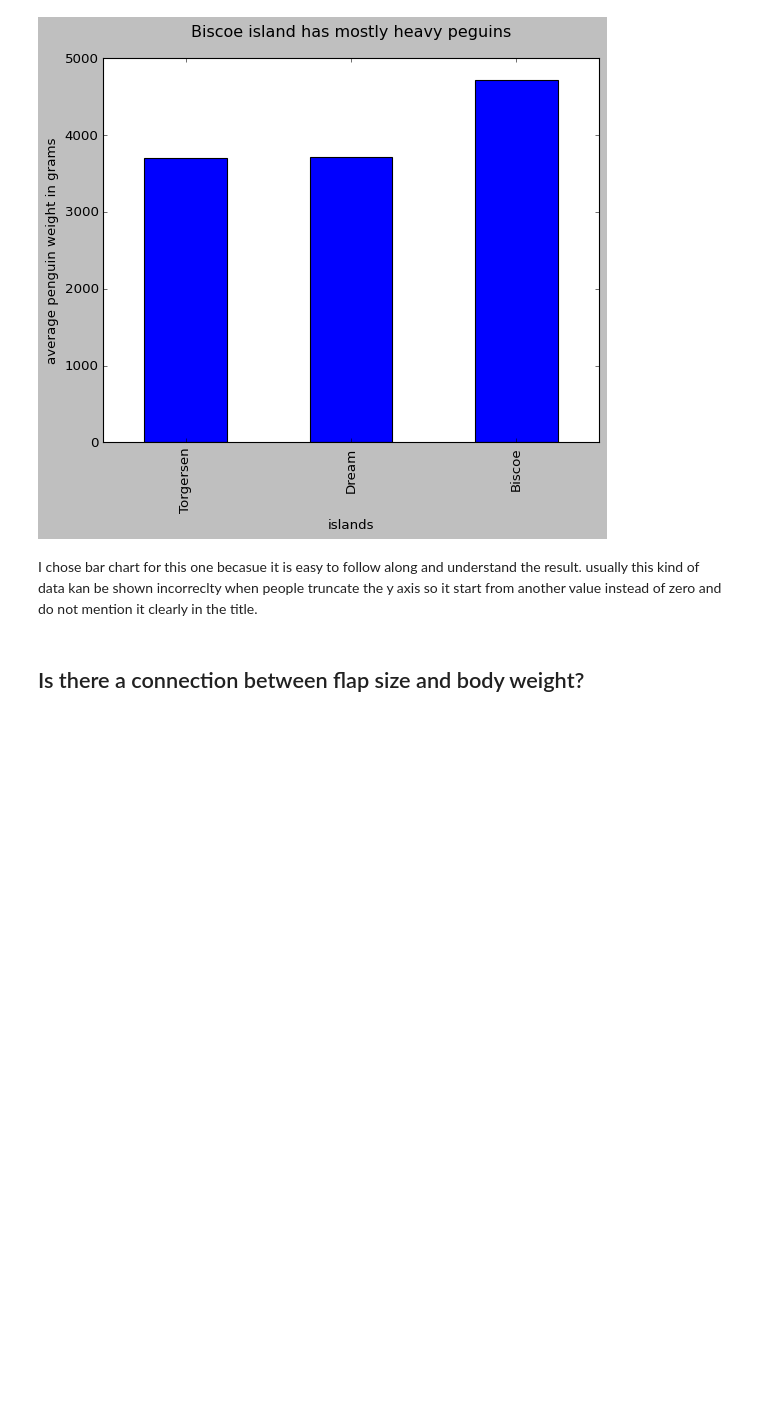
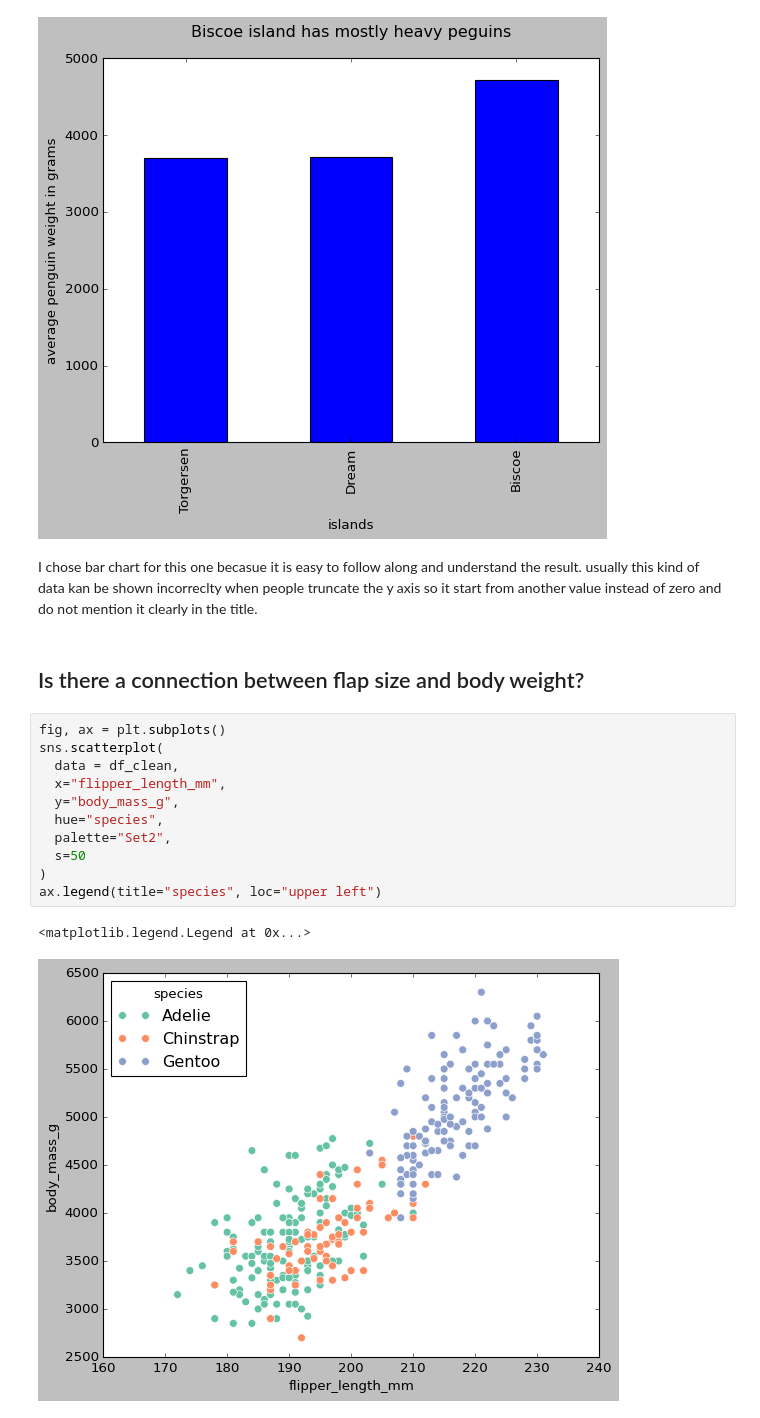
Before and after one commit to amirhamza247/kk1-amir-jafari, a Jupyter notebook: notebook.ipynb, the cells around one changed output. Saved outputs shown, nothing was run; the diff lists cells and outputs as text; blank space fills up the shorter version.

Commit message:
add visulization for length of flipper and body weight connection

```diff
--- a/notebook.ipynb
+++ b/notebook.ipynb
@@ -250,3 +250,17 @@ Text(0.5, 0, 'islands')
 I chose bar chart for this one becasue it is easy to follow along and understand the result. usually this kind of data kan be shown incorreclty when people truncate the y axis so it start from another value instead of zero and do not mention it clearly in the title.
 # %% [markdown]
 ## Is there a connection between flap size and body weight?
+# %%
+fig, ax = plt.subplots()
+sns.scatterplot(
+  data = df_clean,
+  x="flipper_length_mm",
+  y="body_mass_g",
+  hue="species",
+  palette="Set2",
+  s=50
+)
+ax.legend(title="species", loc="upper left")
+# %% [output]
+<matplotlib.legend.Legend at 0x...>
+[figure, added]
```
